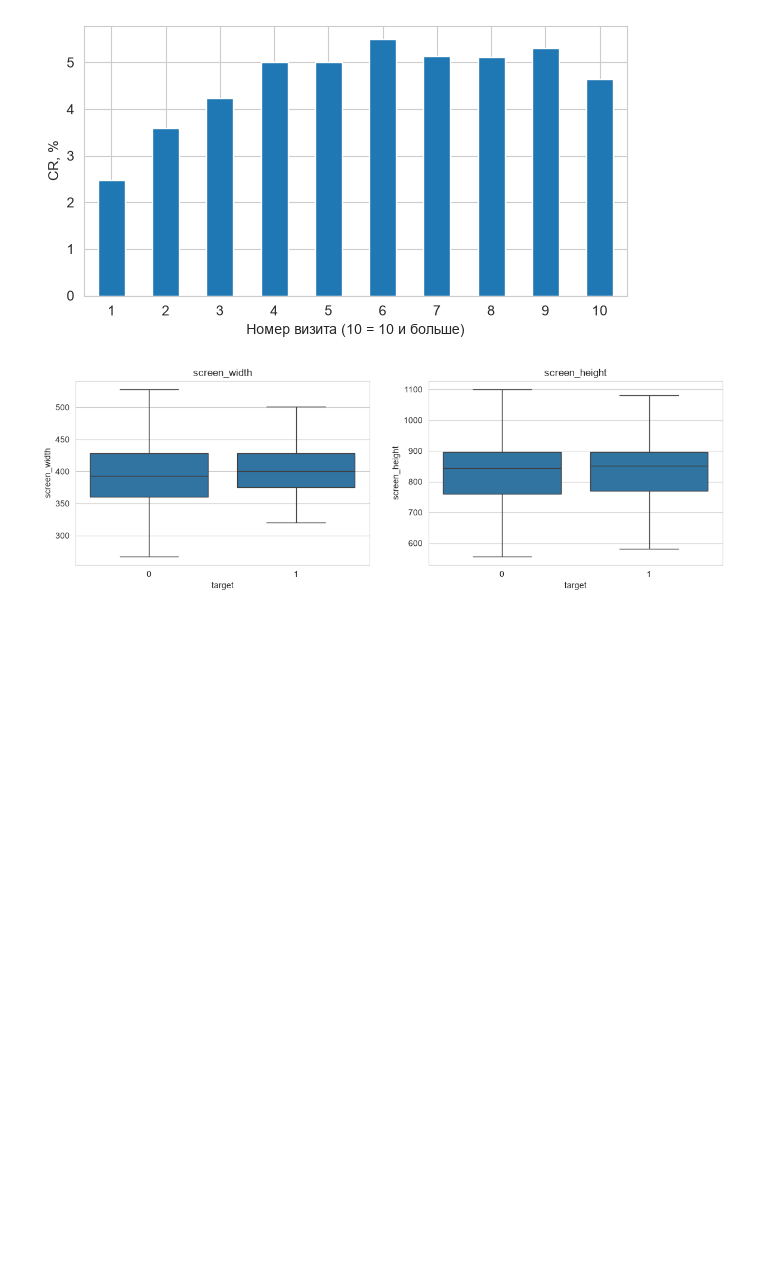
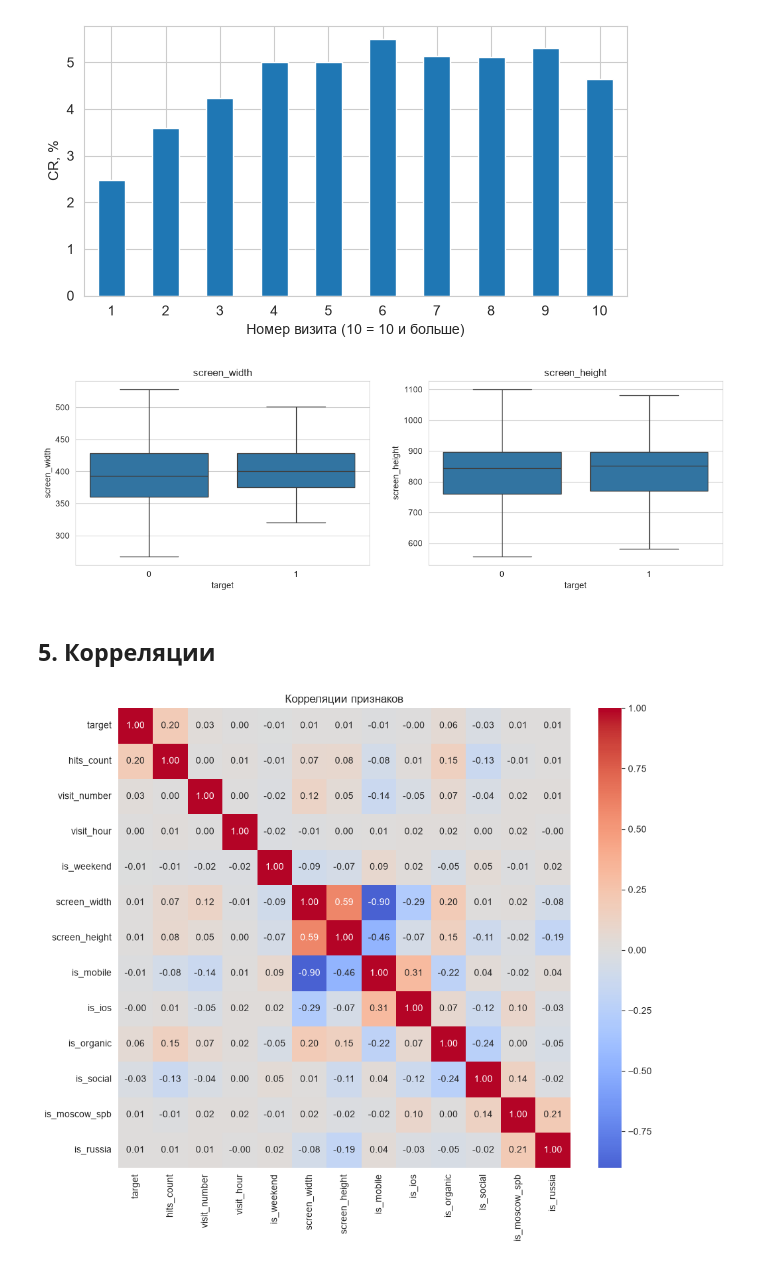
Before and after one commit to Alikonchik-Kaedahara/sber_auto_subscription, a Jupyter notebook: 01_EDA.ipynb, the cells around one changed output. Saved outputs shown, nothing was run; the diff lists cells and outputs as text; code cells hidden in the pictures; blank space fills up the shorter version.

```diff
--- a/01_EDA.ipynb
+++ b/01_EDA.ipynb
@@ -459,3 +459,20 @@ for ax, col in zip(axes, ['screen_width', 'screen_height']):
 plt.show()
 # %% [output]
 [figure]
+# %% [markdown]
+## 5. Корреляции
+# %%
+df['is_mobile'] = (df['device_category'] == 'mobile').astype(int)
+df['is_ios'] = (df['device_os'] == 'iOS').astype(int)
+df['is_weekend'] = (df['visit_weekday'] >= 5).astype(int)
+
+corr_cols = ['target', 'hits_count', 'visit_number', 'visit_hour', 'is_weekend', 'screen_width', 'screen_height',
+             'is_mobile', 'is_ios', 'is_organic', 'is_social', 'is_moscow_spb', 'is_russia']
+corr = df[corr_cols].corr()
+
+plt.figure(figsize=(11, 9))
+sns.heatmap(corr, annot=True, fmt='.2f', cmap='coolwarm', center=0)
+plt.title('Корреляции признаков')
+plt.show()
+# %% [output]
+[figure, added]
```
Also changed, not shown: parts of 5 cells of this notebook.
